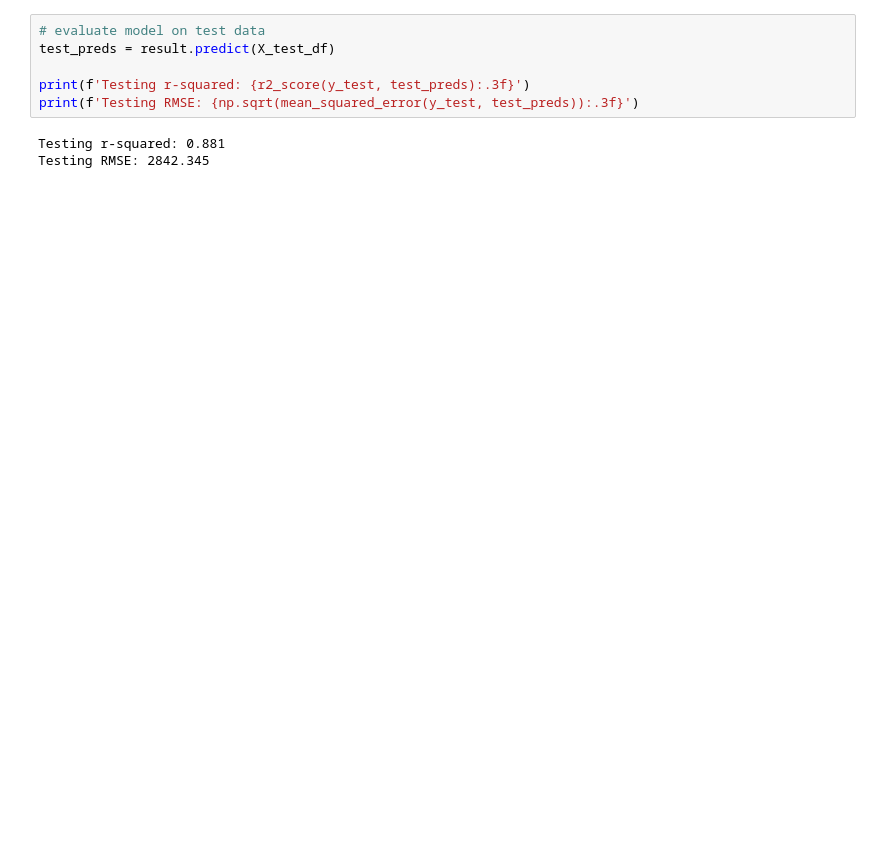
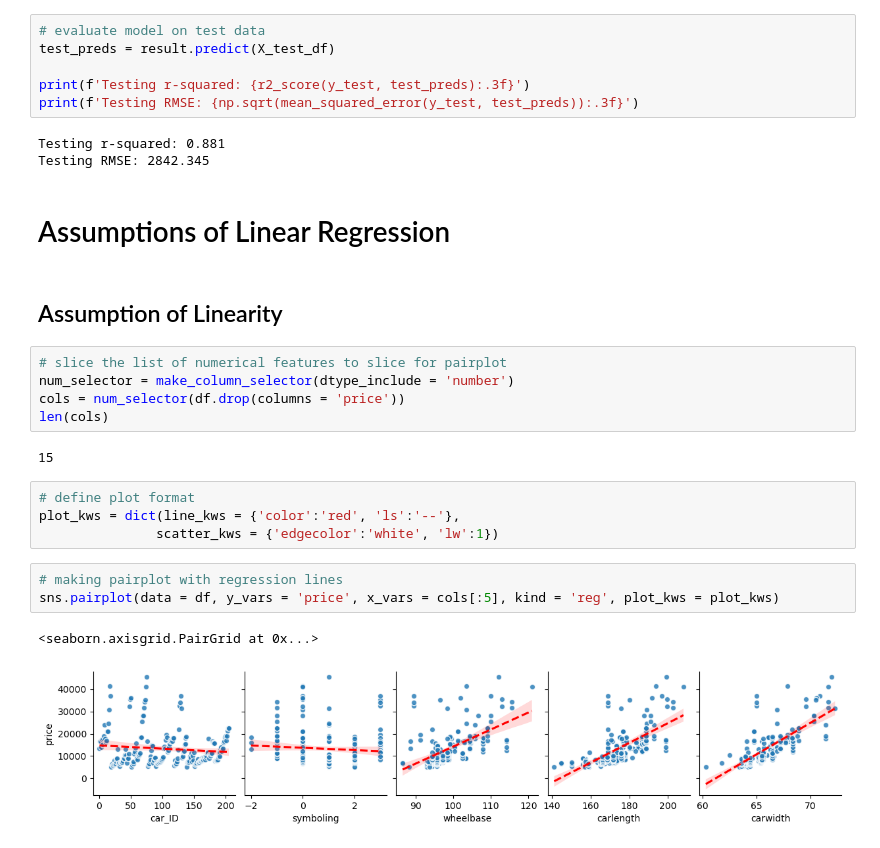
Before and after one commit to JLMuehlbauer/Linear-Regression-in-statsmodels-jlm, a Jupyter notebook: Linear Regression in statsmodels JLM.ipynb, the cells around one changed output. Cells and saved outputs as stored; diff of their text form; blank space fills up the shorter version.

Commit message:
Diagnosing Linear Regression

```diff
--- a/Linear Regression in statsmodels JLM.ipynb
+++ b/Linear Regression in statsmodels JLM.ipynb
@@ -250,3 +250,24 @@ print(f'Testing RMSE: {np.sqrt(mean_squared_error(y_test, test_preds)):.3f}')
 # %% [output]
 Testing r-squared: 0.881
 Testing RMSE: 2842.345
+# %% [markdown]
+# Assumptions of Linear Regression
+# %% [markdown]
+## Assumption of Linearity
+# %%
+# slice the list of numerical features to slice for pairplot
+num_selector = make_column_selector(dtype_include = 'number')
+cols = num_selector(df.drop(columns = 'price'))
+len(cols)
+# %% [output]
+15
+# %%
+# define plot format
+plot_kws = dict(line_kws = {'color':'red', 'ls':'--'},
+               scatter_kws = {'edgecolor':'white', 'lw':1})
+# %%
+# making pairplot with regression lines
+sns.pairplot(data = df, y_vars = 'price', x_vars = cols[:5], kind = 'reg', plot_kws = plot_kws)
+# %% [output]
+<seaborn.axisgrid.PairGrid at 0x...>
+[figure, added]
```
Also changed, not shown: parts of 56 cells of this notebook, 1 other file.
